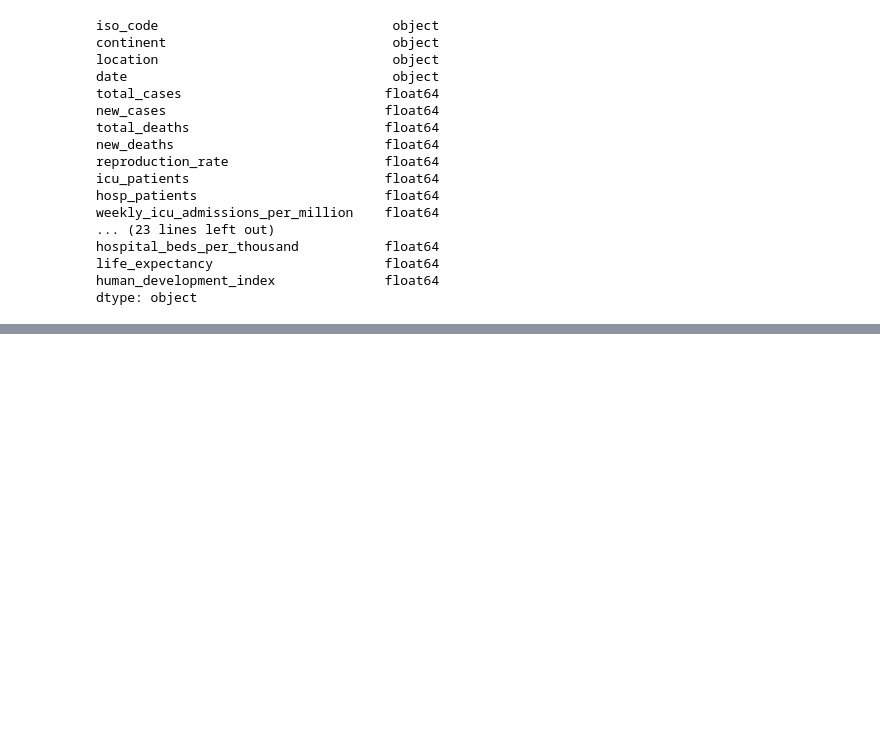
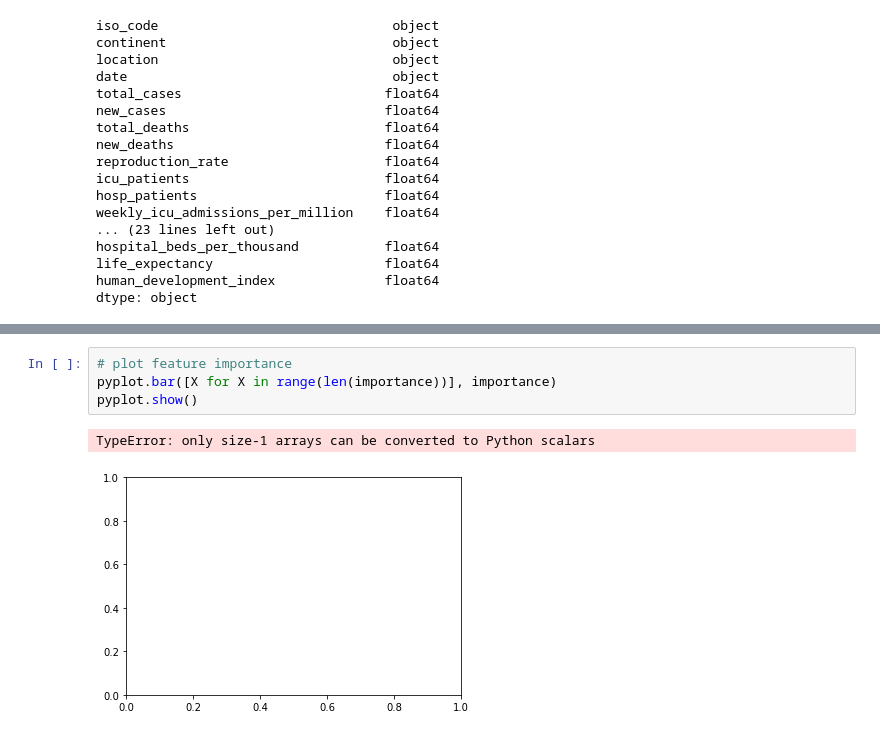
Before and after one commit to chris-inalsingh/Covid19_ML, a Jupyter notebook: Covid_Data/GDP_Data.ipynb, the cells around one changed output, grey strips where cells are left out. Cells and saved outputs as stored; diff of their text form; blank space fills up the shorter version.

```diff
--- a/Covid_Data/GDP_Data.ipynb
+++ b/Covid_Data/GDP_Data.ipynb
@@ -114,0 +206,7 @@ dtype: object
+# %%
+# plot feature importance
+pyplot.bar([X for X in range(len(importance))], importance)
+pyplot.show()
+# %% [output]
+TypeError: only size-1 arrays can be converted to Python scalars
+[figure, added]
```
Also changed, not shown: parts of 14 cells of this notebook, 1 other file.
